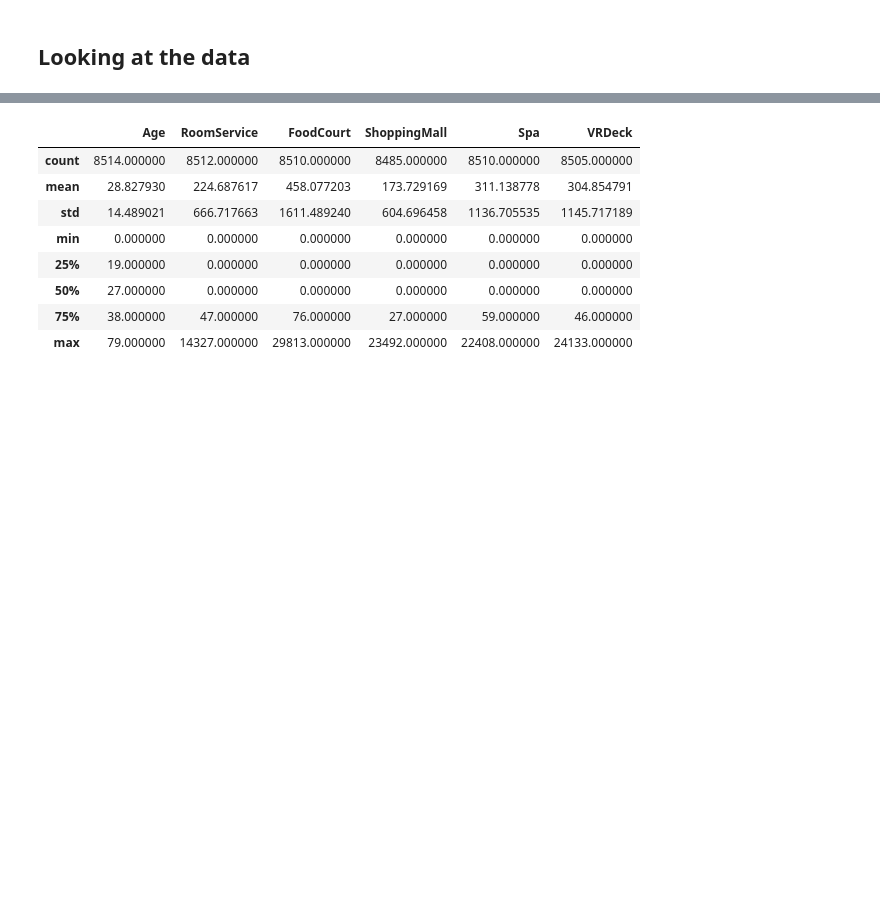
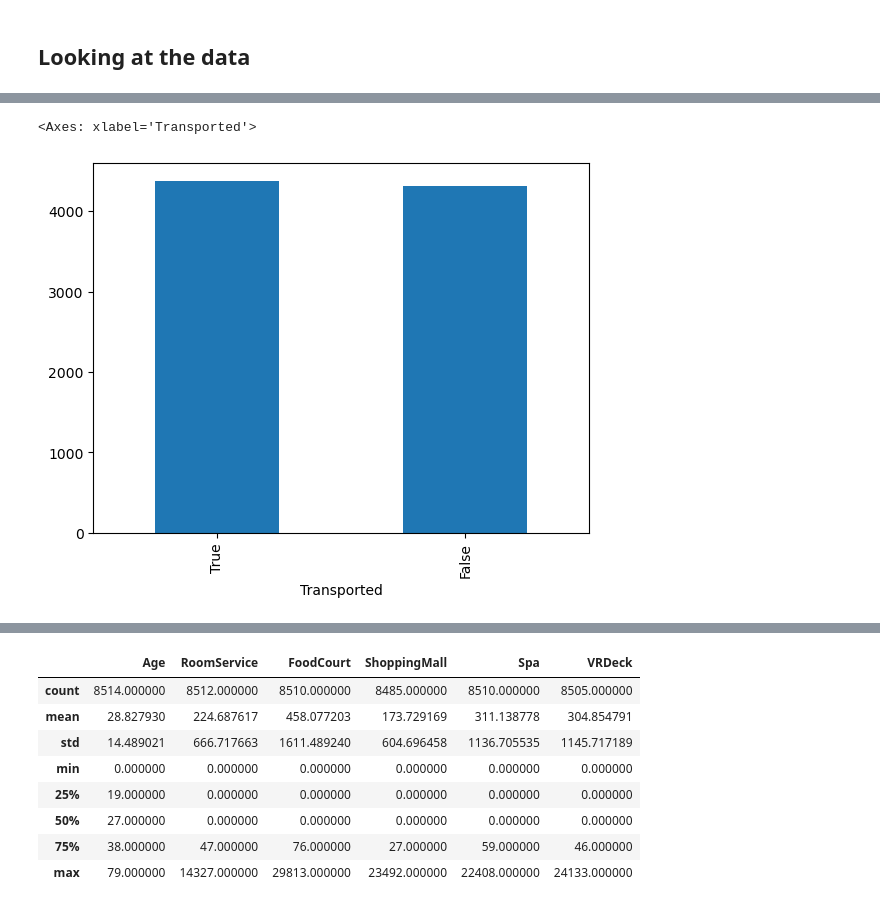
Before and after one commit to johlys/INF367, a Jupyter notebook: johlys_notebook.ipynb, the cells around one changed output, grey strips where cells are left out. Saved outputs shown, nothing was run; the diff lists cells and outputs as text; code cells hidden in the pictures; blank space fills up the shorter version.

```diff
--- a/johlys_notebook.ipynb
+++ b/johlys_notebook.ipynb
@@ -17,0 +31,6 @@ print(len(train_data_csv.index))
+# %%
+plot_df = train_data_csv.Transported.value_counts()
+plot_df.plot(kind="bar")
+# %% [output]
+<Axes: xlabel='Transported'>
+[figure, added]
```
Also changed, not shown: parts of 29 cells of this notebook, 2 other files.
